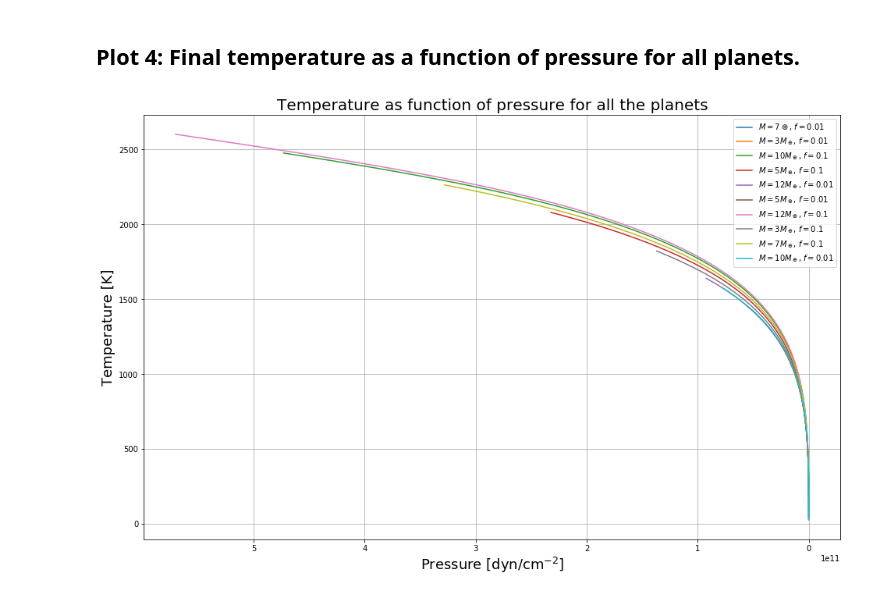
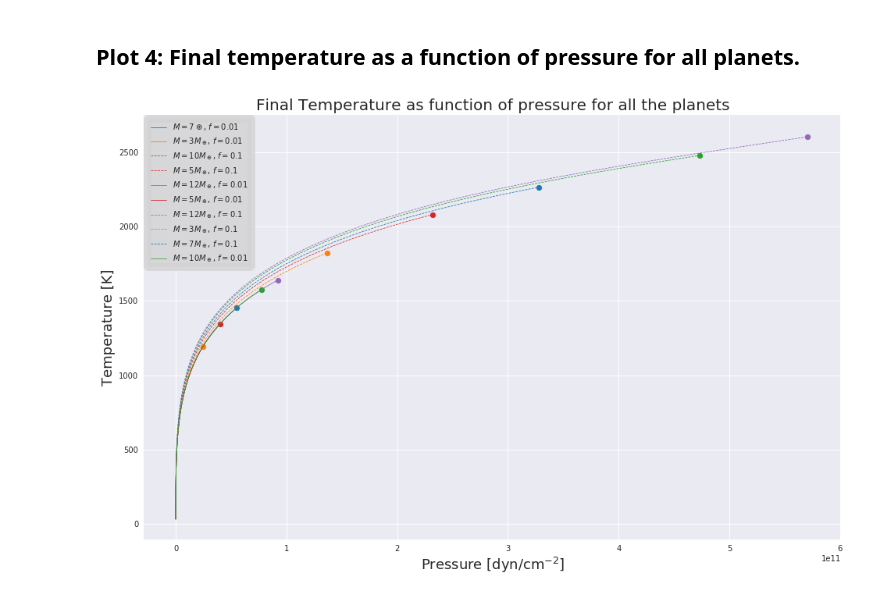
Before and after one commit to AukeB/EIA-2020, a Jupyter notebook: Assignments/read_data.ipynb, the cells around one changed output. Saved outputs shown, nothing was run; the diff lists cells and outputs as text; code cells hidden in the pictures.

```diff
--- a/Assignments/read_data.ipynb
+++ b/Assignments/read_data.ipynb
@@ -142,16 +178,20 @@ rad = r'$\nabla_{rad}$'
 plt.figure(figsize=(figure_size))
 
 for i in range(len(h_files_1e)):
+    #print(h_files_1e[i])
     global_data, time_data = read_in_data_file(h_files_1e[i])
     s = int(len(time_data['log_star_age'])/2) # Apparently the data is duplified.
-    plt.plot(time_data['log_star_age'].iloc[0:s], time_data['radius'].iloc[0:s], label=labels[i])
+    plt.plot(time_data['log_star_age'].iloc[0:s], time_data['radius'].iloc[0:s],
+             c=color_arr_3[i], linestyle=linestyle_arr[i], label=labels[i])
     #print(i[-17:], time_data['radius'].iloc[-1])
 
-plt.legend(prop={'size': 15})
-plt.grid()
+legend = plt.legend(prop={'size': 15})
+frame = legend.get_frame()
+frame.set_color('lightgray')
+frame.set_linewidth(10)
 plt.title('The evolution of the radius of each planet with time', fontsize = fontsize_title)
 plt.xlabel(r'$\log$ Planet age [yr]', fontsize = fontsize_axis)
 plt.ylabel('Radius [$R_\odot$]', fontsize = fontsize_axis)
-plt.savefig('fig1.png')
+plt.savefig('fig1.png', dpi = 300, bbox_inches = 'tight')
 plt.show()
 # %% [output]
@@ -168,12 +208,12 @@ R_earth = 6.37e8 # Earth radius (cm)
 R_sun = 6.9598e10 # Sun radius (cm)
 R_jup = 6.9911e9 # Jupiter radius (cm)
 
-for i in range(len(files_1e)):
-    global_data, time_data = read_in_data_file(files_1e[i])
-    plt.scatter(time_data['star_mass'].iloc[-1] * M_sun / M_earth, time_data['radius'].iloc[-1] * R_sun / R_jup, label=labels[i])
+for i in range(len(h_files_1e)):
+    global_data, time_data = read_in_data_file(h_files_1e[i])
+    plt.scatter(time_data['star_mass'].iloc[-1] * M_sun / M_earth, time_data['radius'].iloc[-1] * R_sun / R_jup,
+                c=color_arr_3[i], s=size_arr[i]*30, label=labels[i])
 
 exoplanet_arr = [
-    ['Kepler-79 e', 4.100007, 0.312,],
     ['Kepler-106 d', 7.94575, 0.085],
     ['Kepler-102 e', 8.931023, 0.198],
     ['Kepler-103 b', 11.6707176, 0.310976],
@@ -185,11 +225,13 @@ exoplanet_arr = [
 for i in range(len(exoplanet_arr)):
     plt.scatter(exoplanet_arr[i][1], exoplanet_arr[i][2], marker = 'x', label = f'{exoplanet_arr[i][0]}')
 
-plt.legend(loc=4, prop={'size': 12})
+legend = plt.legend(loc=4, prop={'size': 12})
+frame = legend.get_frame()
+frame.set_color('lightgray')
+frame.set_linewidth(10)
 plt.title('The final mass vs. the final radius', fontsize = fontsize_title)
 plt.xlabel(r'Mass [$M_\odot$]', fontsize = fontsize_axis)
 plt.ylabel(r'Radius [$R_{Jup}$]', fontsize = fontsize_axis)
-plt.grid()
-plt.savefig('fig2.png')
+plt.savefig('fig2.png', dpi = 300, bbox_inches = 'tight')
 plt.show()
 # %% [output]
@@ -220,17 +301,22 @@ plt.show()
 # %%
 plt.figure(figsize=(figure_size))
 
 for i in range(len(p_files)):
     global_data, time_data = read_in_data_file(p_files[i])
-    plt.plot(time_data['pressure'], time_data['temperature'], c = color_arr[i], label = f'{labels_2[i]}')
+    plt.scatter(time_data['pressure'].iloc[-1], time_data['temperature'].iloc[-1], c = color_arr_2[i])
+    plt.plot(time_data['pressure'], time_data['temperature'], lw=0.8,
+             linestyle = linestyle_arr_2[i], c = color_arr_2[i], label = f'{labels_2[i]}')
 
-plt.legend()
-plt.title('Temperature as function of pressure for all the planets', fontsize = fontsize_title)
+legend = plt.legend()
+frame = legend.get_frame()
+frame.set_color('lightgray')
+frame.set_linewidth(10)
+
+plt.title('Final Temperature as function of pressure for all the planets', fontsize = fontsize_title)
 plt.xlabel(r'Pressure [dyn/cm$^{-2}$]', fontsize = fontsize_axis)
 plt.ylabel('Temperature [K]', fontsize = fontsize_axis)
-plt.grid()
-plt.gca().invert_xaxis()
-plt.savefig('fig4.png')
+#plt.gca().invert_xaxis()
+plt.savefig('fig4.png', dpi = 300, bbox_inches = 'tight')
 plt.show()
 # %% [output]
-[figure, old version]
+[figure, new version]
```
Also changed, not shown: parts of 9 cells of this notebook, 5 other files.
